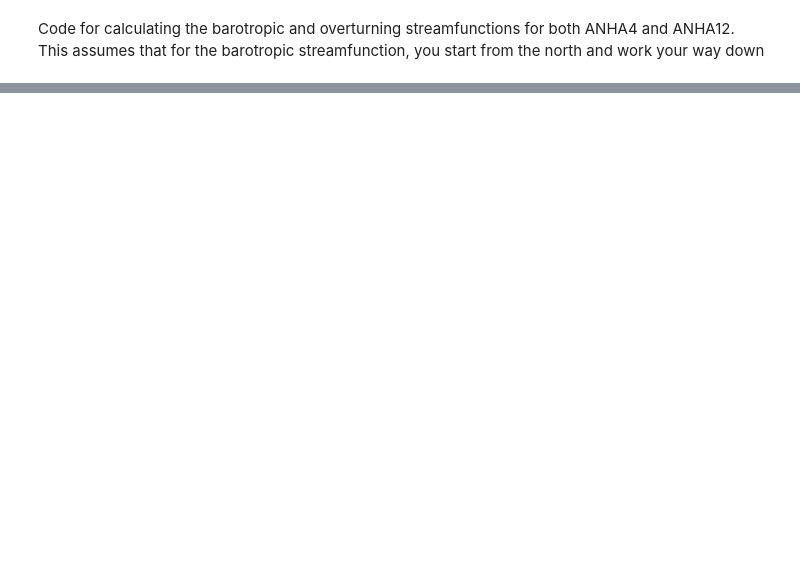
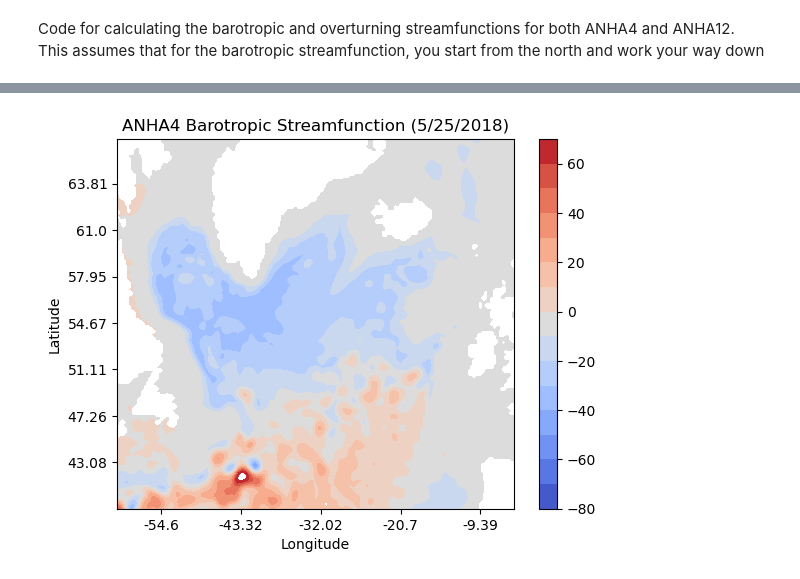
Before and after one commit to gekirkpatrick/NEMO-Analysis-Base-Scripts, a Jupyter notebook: Barotropic_sf.ipynb, the cells around one changed output, grey strips where cells are left out. Saved outputs shown, nothing was run; the diff lists cells and outputs as text; code cells hidden in the pictures; blank space fills up the shorter version.

```diff
--- a/Barotropic_sf.ipynb
+++ b/Barotropic_sf.ipynb
@@ -138,0 +17,34 @@ plt.xticks(np.arange(25,225, 45), np.trunc(v.nav_lon.values[250, 175:375][::45]
+# %%
+def barotropic_sf(ds, ds_mask, model, hgr = 0, zgr = 0):
+
+    if model == 'ANHA4':
+        v_t = ds['vomecrty'][0,:,:,:]
+        v_z = ds['e3v'][0, :, :,:]
+        v_x = ds_mask['e1v'][0, :,:]
+    else:
+        v_t = ds['vomecrty'][0,:,:,:].rename({'depthv':'z'})
+        v_z = zgr['e3v'][0, :, :,:]
+        v_x = hgr['e1v'][0, :,:]
+
+    btsf = np.cumsum(np.sum(v_t * v_z, axis = 0) * v_x, axis = 1)
+
+    return btsf
+
+def barotropic_plotter(ds, ds_mask, btsf, inds, model):
+    sf = np.where(ds_mask['vmask'][0,0,inds[0]:inds[1],inds[2]:inds[3]], btsf[inds[0]:inds[1],inds[2]:inds[3]] / 1e6, np.nan)
+    m = np.nanmax(np.abs([np.nanmin(sf), np.nanmax(sf)]))
+    plt.contourf(sf, np.arange(-80, 80, 10), cmap = 'coolwarm')
+    plt.xlabel('Longitude')
+    plt.ylabel('Latitude')
+    plt.colorbar()
+
+    if model == 'ANHA4':
+        plt.title('ANHA4 Barotropic Streamfunction (5/25/2018)')
+        plt.yticks(np.arange(25,200, 25), np.trunc(ds.nav_lat.values[275:450, 150][::25] * 100) / 100)
+        plt.xticks(np.arange(25,225, 45), np.trunc(ds.nav_lon.values[250, 175:375][::45] * 100) / 100)
+    else:
+        plt.title('ANHA12 Barotropic Streamfunction (5/25/2018)')
+        plt.yticks([100, 200, 300, 400, 500, 600], np.trunc(ds.nav_lat.values[750:1350, 450][::100] * 100) / 100)
+        plt.xticks([100, 200, 300, 400, 500, 600], np.trunc(ds.nav_lon.values[750, 450:1000][::100] * 100) / 100)
+
+    plt.show()
@@ -327,0 +104,6 @@ if __name__ == "__main__":
+# %%
+bt4 = barotropic_sf(v, mask, 'ANHA4')
+# %%
+barotropic_plotter(v, mask, bt4, [250,450,150,375], 'ANHA4')
+# %% [output]
+[figure, added]
```
Also changed, not shown: parts of 26 cells of this notebook, 1 other file.
